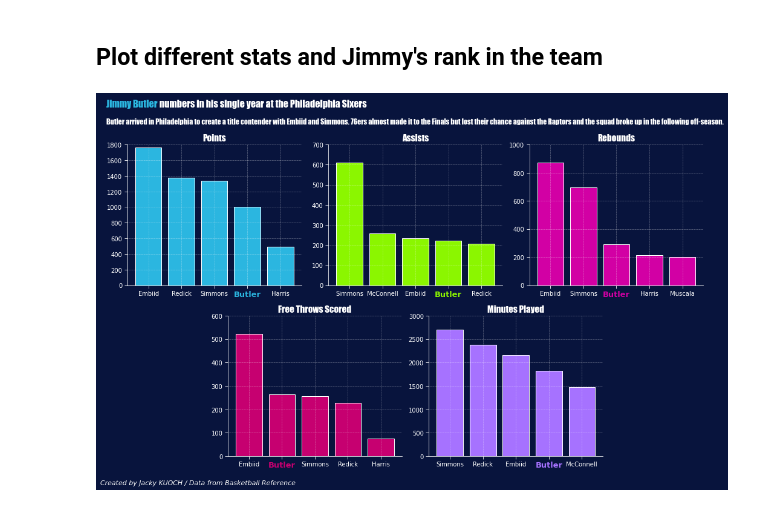
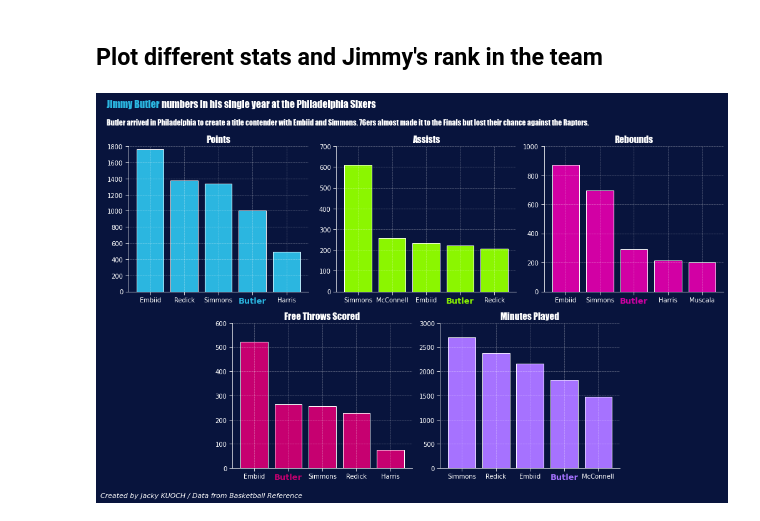
Before and after one commit to JackyKch/JimmyButler, a Jupyter notebook: coding/philly_importance.ipynb, the cells around one changed output. Saved outputs shown, nothing was run; the diff lists cells and outputs as text; code cells hidden in the pictures.

Commit message:
Create importance plot for JB in Philly

```diff
--- a/coding/philly_importance.ipynb
+++ b/coding/philly_importance.ipynb
@@ -123,7 +123,7 @@ ax5.set_ylim(0,3000)
 
 # Title and credits
 fig_text(0.01,1.08, s="<Jimmy Butler> numbers in his single year at the Philadelphia Sixers\n", highlight_textprops=[{"color": '#2bb6e0'}], fontsize = 16, fontweight = "bold", color = "w", **hfont)
-fig.text(0.01,1.01, "Butler arrived in Philadelphia to create a title contender with Embiid and Simmons. 76ers almost made it to the Finals but lost their chance against the Raptors and the squad broke up in the following off-season.", fontsize = 12, fontweight="light", color = "w", **hfont)
+fig.text(0.01,1.01, "Butler arrived in Philadelphia to create a title contender with Embiid and Simmons. 76ers almost made it to the Finals but lost their chance against the Raptors.", fontsize = 12, fontweight="light", color = "w", **hfont)
 fig.text(0, -0.025, "Created by Jacky KUOCH / Data from Basketball Reference",fontstyle="italic",fontsize=11, color="w")
 
 # Plot bar charts of stats
@@ -141,31 +141,31 @@ ax4.set_title("Free Throws Scored", color="w", fontsize=15 , **hfont)
 ax5.set_title("Minutes Played", color="w", fontsize=15 , **hfont)
 
 #Highlight Jimmy's xticks for first plot
 ax1.get_xticklabels()[3].set_color("#2bb6e0")
 ax1.get_xticklabels()[3].set_fontsize(13)
 ax1.get_xticklabels()[3].set_weight("heavy")
 
 #Highlight Jimmy's xticks for second plot
 ax2.get_xticklabels()[3].set_color("#8BF600")
 ax2.get_xticklabels()[3].set_fontsize(13)
 ax2.get_xticklabels()[3].set_weight("heavy")
 
 #Highlight Jimmy's xticks for third plot
 ax3.get_xticklabels()[2].set_color("#D200A4")
 ax3.get_xticklabels()[2].set_fontsize(13)
 ax3.get_xticklabels()[2].set_weight("heavy")
 
 #Highlight Jimmy's xticks for fourth plot
 ax4.get_xticklabels()[1].set_color("#C60070")
 ax4.get_xticklabels()[1].set_fontsize(13)
 ax4.get_xticklabels()[1].set_weight("heavy")
 
 #Highlight Jimmy's xticks for fith plot
 ax5.get_xticklabels()[3].set_color("#A672FF")
 ax5.get_xticklabels()[3].set_fontsize(13)
 ax5.get_xticklabels()[3].set_weight("heavy")
 
 
 fig.tight_layout()
 # %% [output]
-[figure, old version]
+[figure, new version]
```
